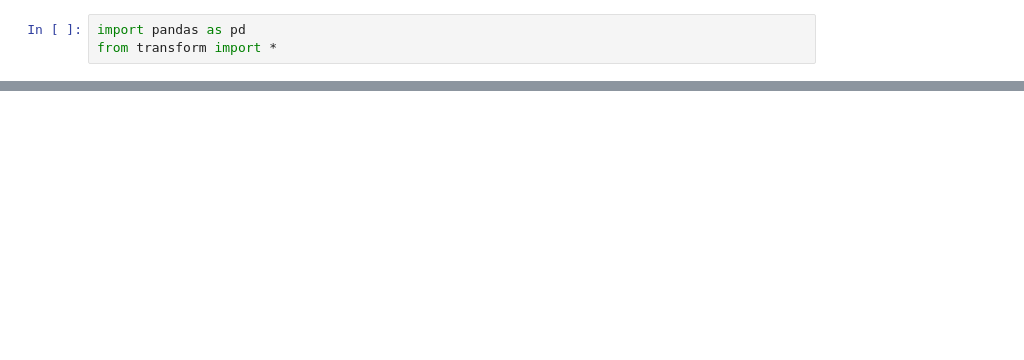
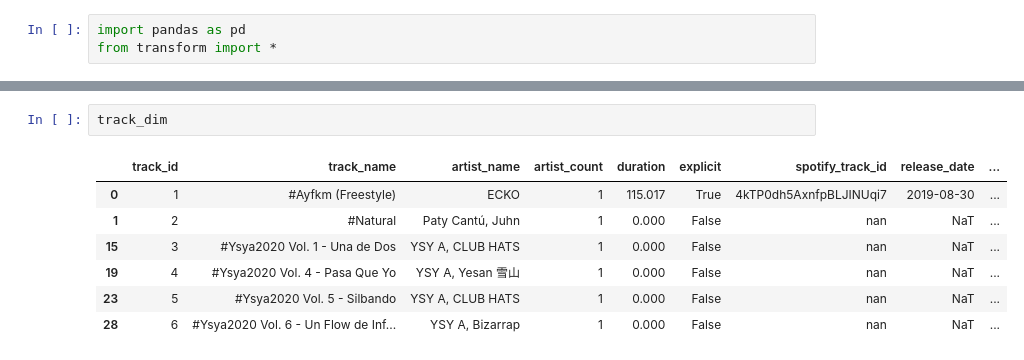
Before and after one commit to martynalesniak/spotify-dwh, a Jupyter notebook: etl/transform/test_tranform.ipynb, the cells around one changed output, grey strips where cells are left out. Saved outputs shown, nothing was run; the diff lists cells and outputs as text; blank space fills up the shorter version.

```diff
--- a/etl/transform/test_tranform.ipynb
+++ b/etl/transform/test_tranform.ipynb
@@ -49,0 +67,10 @@ Index(['track_name', 'rank', 'date', 'artist_name', 'region', 'chart_type',
+# %%
+track_dim
+# %% [output]
+|  | track_id | track_name | artist_name | artist_count | duration | explicit | spotify_track_id | release_date | ... |
+| 0 | 1 | #Ayfkm (Freestyle) | ECKO | 1 | 115.017 | True | 4kTP0dh5AxnfpBLJINUqi7 | 2019-08-30 | ... |
+| 1 | 2 | #Natural | Paty Cantú, Juhn | 1 | 0.000 | False | nan | NaT | ... |
+| 15 | 3 | #Ysya2020 Vol. 1 - Una de Dos | YSY A, CLUB HATS | 1 | 0.000 | False | nan | NaT | ... |
+| 19 | 4 | #Ysya2020 Vol. 4 - Pasa Que Yo | YSY A, Yesan 雪山 | 1 | 0.000 | False | nan | NaT | ... |
+| 23 | 5 | #Ysya2020 Vol. 5 - Silbando | YSY A, CLUB HATS | 1 | 0.000 | False | nan | NaT | ... |
+| 28 | 6 | #Ysya2020 Vol. 6 - Un Flow de Inf... | YSY A, Bizarrap | 1 | 0.000 | False | nan | NaT | ... |
```
Also changed, not shown: parts of 10 cells of this notebook, 9 other files.
